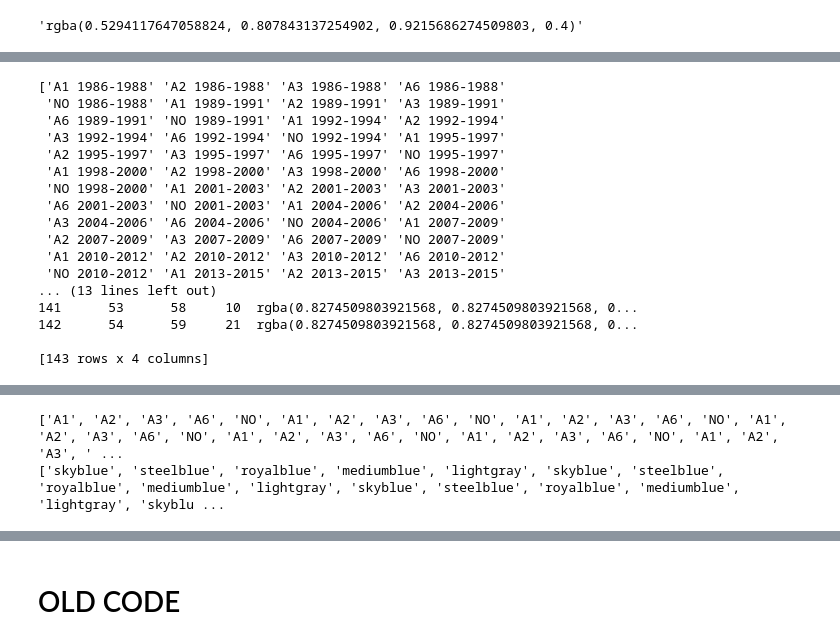
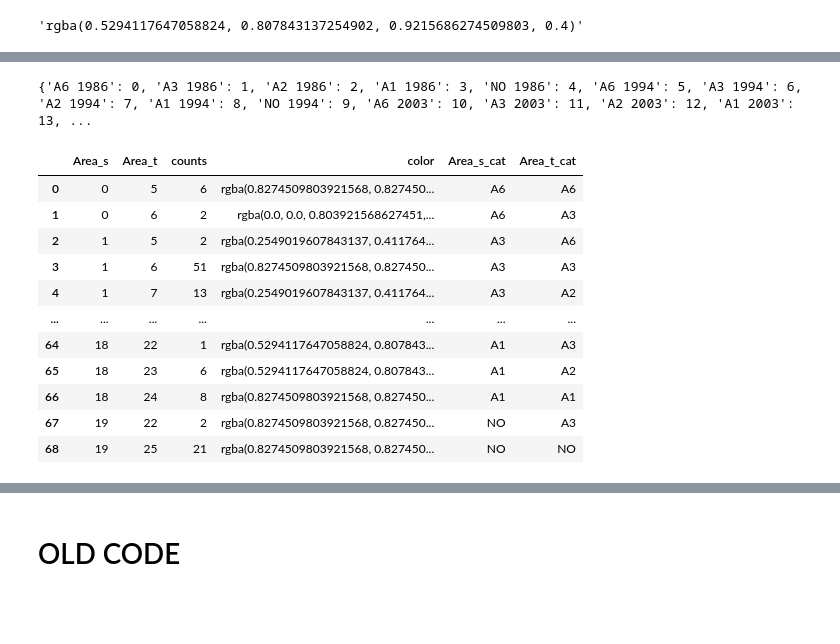
Before and after one commit to AFosch/Food_trade, a Jupyter notebook: Scripts/Plot_alluvial.ipynb, the cells around one changed output, grey strips where cells are left out. Drawn from its saved outputs; the diff is of its cells as text; code cells hidden in the pictures; blank space fills up the shorter version.

```diff
--- a/Scripts/Plot_alluvial.ipynb
+++ b/Scripts/Plot_alluvial.ipynb
@@ -9,19 +11,4 @@ import pickle
 # %%
 #pickle.dump(dict_results, open('country_overlap_particip.p', 'wb'))
-with open('country_overlap_particip.p', 'rb') as f:
+with open('../Data/country_overlap_particip.pkl', 'rb') as f:
     dict_results = pickle.load(f)
-
-with open('country_coords.p', 'rb') as f:
-    coords_dict = pickle.load(f)
-# %%
-t1 = dict_results[ '1986-1988'].sort_values(by='country')
-t2 = dict_results[ '1989-1991'].sort_values(by='country')
-
-coords = coords_dict['ES']
-coords['year']= coords.index
-coords
-
-list(dict_results.keys())
-
-#coords.loc[coords.pc_w_out<1/3 & coords.z_out_overl<2] =
-#coords_dict[ 'ES']['Area']=
@@ -168,35 +222,27 @@ alluv_data
 # %%
-alluv_data
-unique_source_targ = pd.unique(alluv_data[['Area_s','Area_t']].values.ravel('K'))
-print(unique_source_targ)
-mapping_dict = {k:v for v, k in enumerate(unique_source_targ)}
-mapping_dict
+
+#unique_source_targ = pd.unique(alluv_data[['Area_s','Area_t']].values.ravel('K'))
+
+#print(unique_source_targ)
+mapping_dict = {k:v for v, k in enumerate(node_data_frame.index)}
+print(mapping_dict)
+#mapping_pos = alluv_data['']
 
 alluv_data['Area_s']= alluv_data['Area_s'].map(mapping_dict)
 alluv_data['Area_t']= alluv_data['Area_t'].map(mapping_dict)
-print(alluv_data)
 
-#alluv_data['Area_s']= pd.Categorical(alluv_data['Area_s'], unique_source_targ)
-#alluv_data['Area_t']= pd.Categorical(alluv_data['Area_t'], unique_source_targ)
-
-
-links_dict =alluv_data.to_dict(orient='list')
-links_dict
+alluv_data
 # %% [output]
-['A1 1986-1988' 'A2 1986-1988' 'A3 1986-1988' 'A6 1986-1988'
- 'NO 1986-1988' 'A1 1989-1991' 'A2 1989-1991' 'A3 1989-1991'
- 'A6 1989-1991' 'NO 1989-1991' 'A1 1992-1994' 'A2 1992-1994'
- 'A3 1992-1994' 'A6 1992-1994' 'NO 1992-1994' 'A1 1995-1997'
- 'A2 1995-1997' 'A3 1995-1997' 'A6 1995-1997' 'NO 1995-1997'
- 'A1 1998-2000' 'A2 1998-2000' 'A3 1998-2000' 'A6 1998-2000'
- 'NO 1998-2000' 'A1 2001-2003' 'A2 2001-2003' 'A3 2001-2003'
- 'A6 2001-2003' 'NO 2001-2003' 'A1 2004-2006' 'A2 2004-2006'
- 'A3 2004-2006' 'A6 2004-2006' 'NO 2004-2006' 'A1 2007-2009'
- 'A2 2007-2009' 'A3 2007-2009' 'A6 2007-2009' 'NO 2007-2009'
- 'A1 2010-2012' 'A2 2010-2012' 'A3 2010-2012' 'A6 2010-2012'
- 'NO 2010-2012' 'A1 2013-2015' 'A2 2013-2015' 'A3 2013-2015'
-... (13 lines left out)
-141      53      58     10  rgba(0.8274509803921568, 0.8274509803921568, 0...
-142      54      59     21  rgba(0.8274509803921568, 0.8274509803921568, 0...
-
-[143 rows x 4 columns]
+{'A6 1986': 0, 'A3 1986': 1, 'A2 1986': 2, 'A1 1986': 3, 'NO 1986': 4, 'A6 1994': 5, 'A3 1994': 6, 'A2 1994': 7, 'A1 1994': 8, 'NO 1994': 9, 'A6 2003': 10, 'A3 2003': 11, 'A2 2003': 12, 'A1 2003': 13, ...
+|  | Area_s | Area_t | counts | color | Area_s_cat | Area_t_cat |
+| 0 | 0 | 5 | 6 | rgba(0.8274509803921568, 0.827450... | A6 | A6 |
+| 1 | 0 | 6 | 2 | rgba(0.0, 0.0, 0.803921568627451,... | A6 | A3 |
+| 2 | 1 | 5 | 2 | rgba(0.2549019607843137, 0.411764... | A3 | A6 |
+| 3 | 1 | 6 | 51 | rgba(0.8274509803921568, 0.827450... | A3 | A3 |
+| 4 | 1 | 7 | 13 | rgba(0.2549019607843137, 0.411764... | A3 | A2 |
+| ... | ... | ... | ... | ... | ... | ... |
+| 64 | 18 | 22 | 1 | rgba(0.5294117647058824, 0.807843... | A1 | A3 |
+| 65 | 18 | 23 | 6 | rgba(0.5294117647058824, 0.807843... | A1 | A2 |
+| 66 | 18 | 24 | 8 | rgba(0.8274509803921568, 0.827450... | A1 | A1 |
+| 67 | 19 | 22 | 2 | rgba(0.8274509803921568, 0.827450... | NO | A3 |
+| 68 | 19 | 25 | 21 | rgba(0.8274509803921568, 0.827450... | NO | NO |
@@ -220,13 +249,0 @@ links_dict
-# %%
-list_node = [value[0:2] for value in unique_source_targ]
-print(list_node)
-
-colormap = {'A1':'skyblue','A2':'steelblue','A3':'royalblue','A6':'mediumblue','NO':'lightgray'}
-#colormap = {'A1':'#440154FF','A2':'#414487FF','A3':'22A884FF','A6':'#FDE725FF','NO':'lightgray'}
-#colormap = {'A1':'rgb(68, 1, 84,1)','A2':'rgb(49, 104, 142,1)','A3':'rgb(53, 183, 121,1)','A6':'rgb(253, 231, 37,1)','NO':'lightgray'}
-
-color_list=list(pd.Series(list_node).map(colormap))
-print(color_list)
-# %% [output]
-['A1', 'A2', 'A3', 'A6', 'NO', 'A1', 'A2', 'A3', 'A6', 'NO', 'A1', 'A2', 'A3', 'A6', 'NO', 'A1', 'A2', 'A3', 'A6', 'NO', 'A1', 'A2', 'A3', 'A6', 'NO', 'A1', 'A2', 'A3', 'A6', 'NO', 'A1', 'A2', 'A3', ' ...
-['skyblue', 'steelblue', 'royalblue', 'mediumblue', 'lightgray', 'skyblue', 'steelblue', 'royalblue', 'mediumblue', 'lightgray', 'skyblue', 'steelblue', 'royalblue', 'mediumblue', 'lightgray', 'skyblu ...
```
Also changed, not shown: parts of 15 cells of this notebook, 6 other files.
